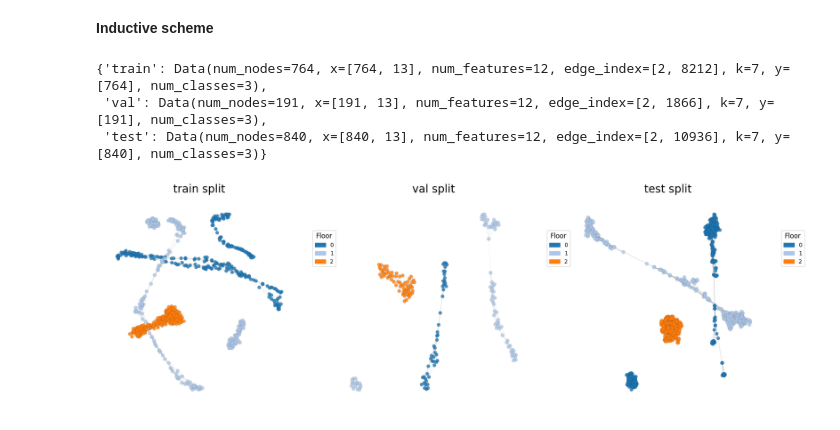
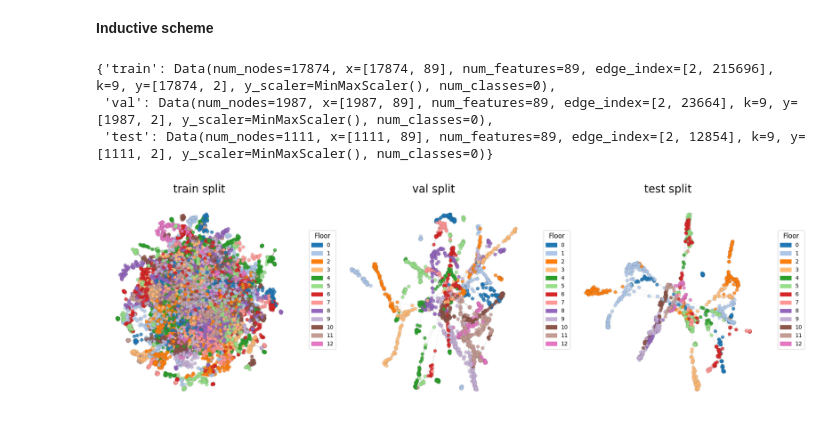
Before and after one commit to mfpscidev/indoorloc-inductive-gnn, a Jupyter notebook: notebooks/evaluation.ipynb, the cells around one changed output. Saved outputs shown, nothing was run; the diff lists cells and outputs as text; code cells hidden in the pictures.

Commit message:
Train and evaluate models under the inductive scheme

```diff
--- a/notebooks/evaluation.ipynb
+++ b/notebooks/evaluation.ipynb
@@ -97,15 +97,15 @@ Available parameters:
 * `graph_scheme`: 'transductive', 'inductive'
 # %%
 # Select datasets
-dataset_selection = ['SOD01']
+dataset_selection = ['TUT1']
 datasets = {name: name for name in dataset_selection}
 
 # Generate parameter combinations
 parameter_grid = {
-    'normalization': ['powed'],
-    'pca_components': [0.95],
+    'normalization': ['lineal'],
+    'pca_components': [1],
     'distance_metric': ['cosine'],
-    'n_neighbors': [1, 3, 5, 7, 9]
+    'n_neighbors': [11]
 }
 
 parameter_combinations = list(product(
@@ -148,7 +148,7 @@ for dataset in tqdm(datasets, desc="Datasets"):
         )
         graph_data_inductive = IndoorLocGraphData().create_data_loader(
             dataset=df_preprocessed,
-            val_size=0.2,
+            val_size=0.1,
             graph_params={
                 'metric': metric,
                 'k': n_neighbors,
@@ -192,29 +192,31 @@ plt.show()
 [figure]
 # %% [markdown]
 **Inductive scheme**
+# %%
+dataset="UJI1"
 # %%
 gvizs = indoorloc_vizs.GraphVisualizer()
-# %%
-graph_datas['SOD01'][3]['inductive'].cls
-# %% [output]
-{'train': Data(num_nodes=764, x=[764, 13], num_features=12, edge_index=[2, 8212], k=7, y=[764], num_classes=3),
- 'val': Data(num_nodes=191, x=[191, 13], num_features=12, edge_index=[2, 1866], k=7, y=[191], num_classes=3),
- 'test': Data(num_nodes=840, x=[840, 13], num_features=12, edge_index=[2, 10936], k=7, y=[840], num_classes=3)}
+# %%
+graph_datas[dataset][4]['inductive'].reg
+# %% [output]
+{'train': Data(num_nodes=17874, x=[17874, 89], num_features=89, edge_index=[2, 215696], k=9, y=[17874, 2], y_scaler=MinMaxScaler(), num_classes=0),
+ 'val': Data(num_nodes=1987, x=[1987, 89], num_features=89, edge_index=[2, 23664], k=9, y=[1987, 2], y_scaler=MinMaxScaler(), num_classes=0),
+ 'test': Data(num_nodes=1111, x=[1111, 89], num_features=89, edge_index=[2, 12854], k=9, y=[1111, 2], y_scaler=MinMaxScaler(), num_classes=0)}
 # %%
 fig, axes = plt.subplots(1, 3, figsize=(18, 6))
 
 splits = ['train', 'val', 'test']
 graph_objs = [
-    graph_datas['SOD01'][3]['inductive'].cls['train'],
-    graph_datas['SOD01'][3]['inductive'].cls['val'],
-    graph_datas['SOD01'][3]['inductive'].cls['test']
+    graph_datas[dataset][3]['inductive'].cls['train'],
+    graph_datas[dataset][3]['inductive'].cls['val'],
+    graph_datas[dataset][3]['inductive'].cls['test']
 ]
 
 for ax, split, gdata in zip(axes, splits, graph_objs):
     gvizs.draw_graph(gdata, scheme="inductive", cluster="class", ax=ax)
     ax.set_title(f"{split} split", fontsize=20)
 
 plt.tight_layout()
 plt.show()
 # %% [output]
-[figure, old version]
+[figure, new version]
```
Also changed, not shown: parts of 7 cells of this notebook, 1 other file.
